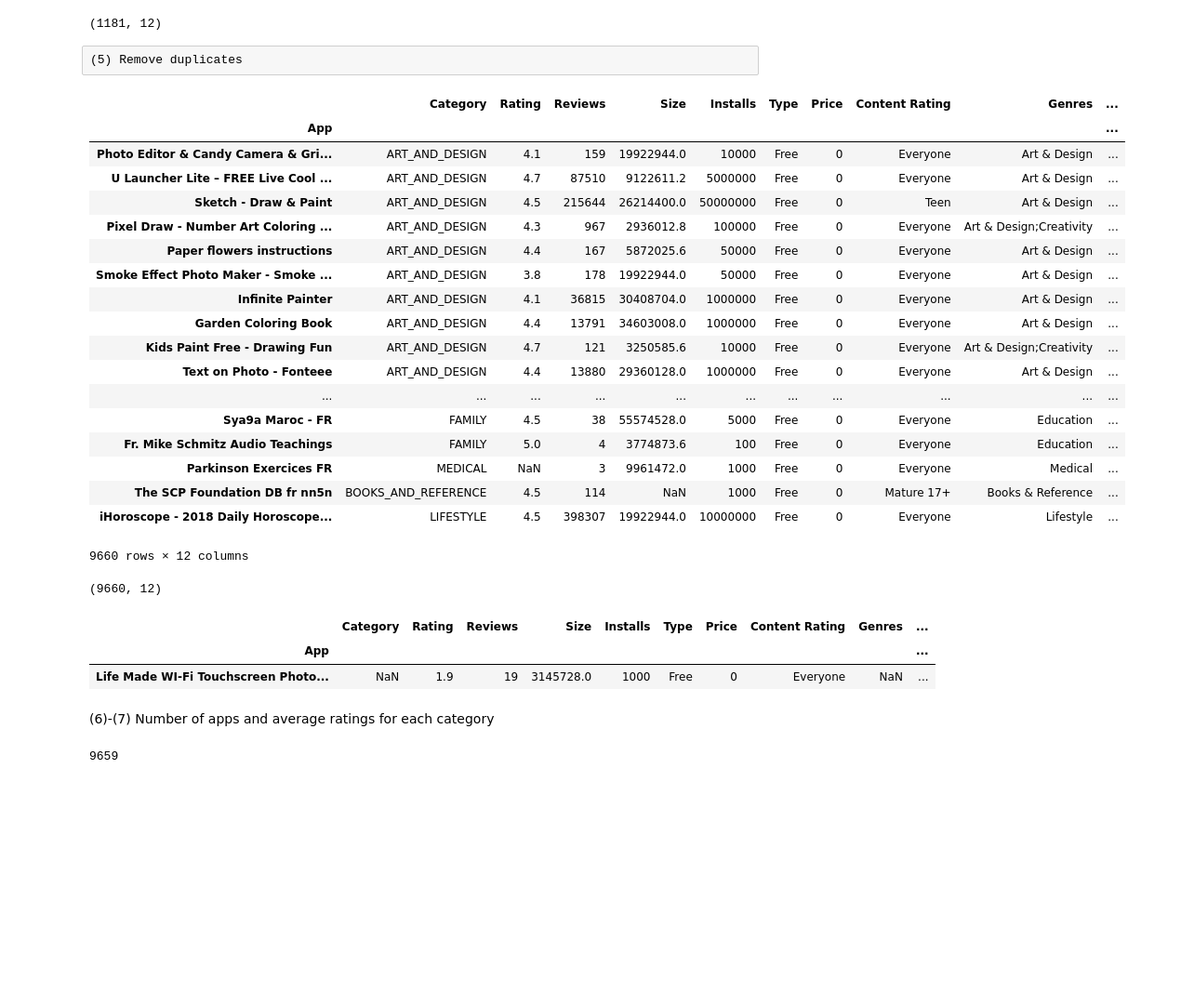
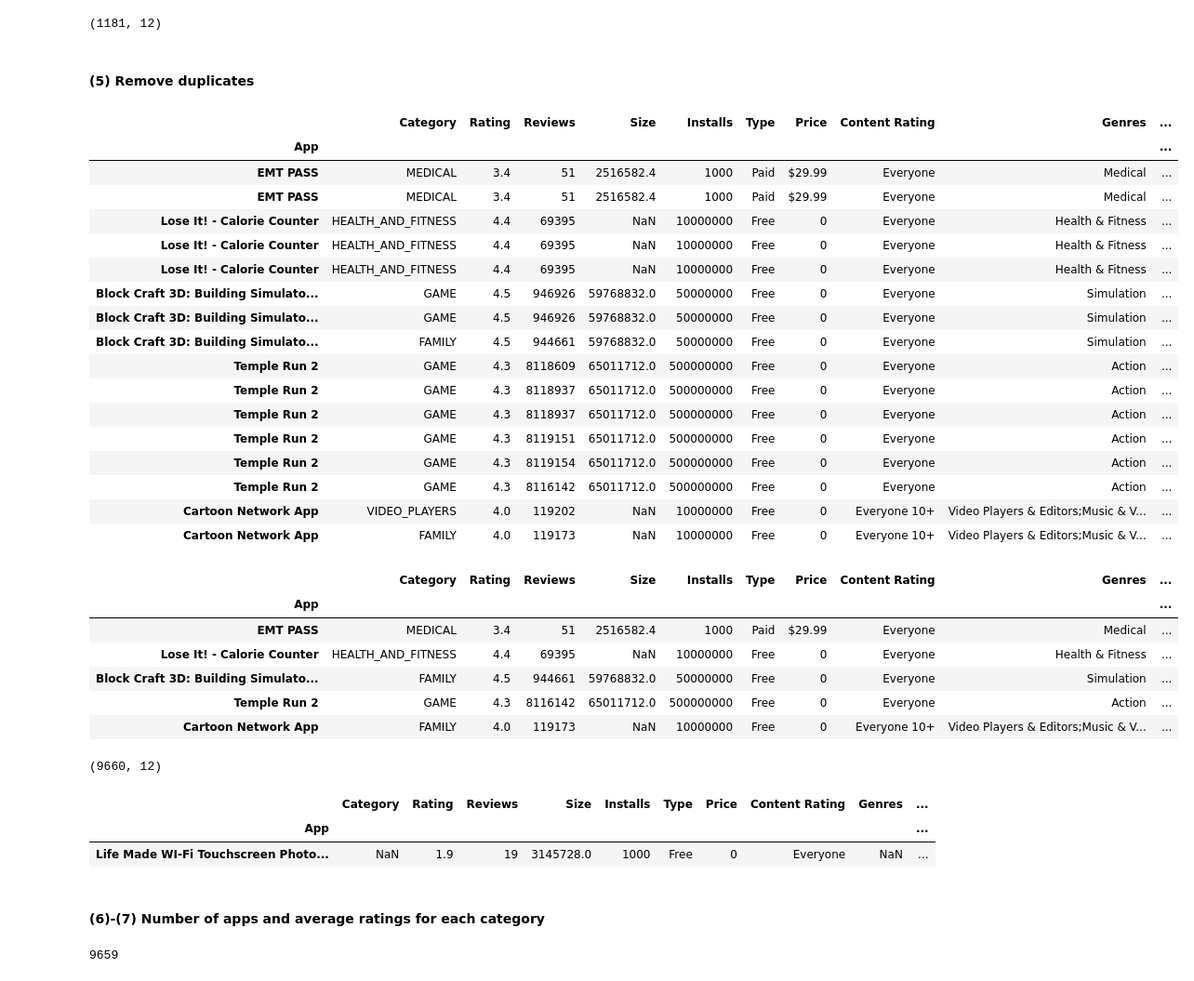
Before and after one commit to samulic/fcs, a Jupyter notebook: project.ipynb, the cells around one changed output. Shown: that part at 93% size. Saved outputs shown, nothing was run; the diff lists cells and outputs as text; code cells hidden in the pictures; blank space fills up the shorter version.

```diff
--- a/project.ipynb
+++ b/project.ipynb
@@ -38,5 +39,5 @@ Settiamo la loro size a "-1"
 # %%
-gps.loc[gps['Size'].str.contains("\+|Varies with device"), "Size"] = "-1"
+gps.loc[gps['Size'].str.contains("Varies with device"), "Size"] = '-1'
 # %%
 sz = pd.DataFrame(gps.Size.str.split('.').tolist())
 print(sz.shape) # no more than two columns --> no more than two dots
@@ -217,32 +193,43 @@ df2[df2.index.duplicated(keep = False)].sort_index().shape # total duplicates
 df2[df2.index.duplicated(keep = "last")].sort_index().shape # unique duplicates
 # %% [output]
 (1181, 12)
-# %% [raw]
-(5) Remove duplicates
+# %% [markdown]
+#### (5) Remove duplicates
+# %%
+# Select random duplicated apps to double check if results are correct
+idx_dup = df2[df2.index.duplicated()].sample(n = 5, random_state = 321).index
+df2.loc[idx_dup]
+# %% [output]
+|  | Category | Rating | Reviews | Size | Installs | Type | Price | Content Rating | Genres | ... |
+| App |  |  |  |  |  |  |  |  |  | ... |
+| EMT PASS | MEDICAL | 3.4 | 51 | 2516582.4 | 1000 | Paid | $29.99 | Everyone | Medical | ... |
+| EMT PASS | MEDICAL | 3.4 | 51 | 2516582.4 | 1000 | Paid | $29.99 | Everyone | Medical | ... |
+| Lose It! - Calorie Counter | HEALTH_AND_FITNESS | 4.4 | 69395 | NaN | 10000000 | Free | 0 | Everyone | Health & Fitness | ... |
+| Lose It! - Calorie Counter | HEALTH_AND_FITNESS | 4.4 | 69395 | NaN | 10000000 | Free | 0 | Everyone | Health & Fitness | ... |
+| Lose It! - Calorie Counter | HEALTH_AND_FITNESS | 4.4 | 69395 | NaN | 10000000 | Free | 0 | Everyone | Health & Fitness | ... |
+| Block Craft 3D: Building Simulato... | GAME | 4.5 | 946926 | 59768832.0 | 50000000 | Free | 0 | Everyone | Simulation | ... |
+| Block Craft 3D: Building Simulato... | GAME | 4.5 | 946926 | 59768832.0 | 50000000 | Free | 0 | Everyone | Simulation | ... |
+| Block Craft 3D: Building Simulato... | FAMILY | 4.5 | 944661 | 59768832.0 | 50000000 | Free | 0 | Everyone | Simulation | ... |
+| Temple Run 2 | GAME | 4.3 | 8118609 | 65011712.0 | 500000000 | Free | 0 | Everyone | Action | ... |
+| Temple Run 2 | GAME | 4.3 | 8118937 | 65011712.0 | 500000000 | Free | 0 | Everyone | Action | ... |
+| Temple Run 2 | GAME | 4.3 | 8118937 | 65011712.0 | 500000000 | Free | 0 | Everyone | Action | ... |
+| Temple Run 2 | GAME | 4.3 | 8119151 | 65011712.0 | 500000000 | Free | 0 | Everyone | Action | ... |
+| Temple Run 2 | GAME | 4.3 | 8119154 | 65011712.0 | 500000000 | Free | 0 | Everyone | Action | ... |
+| Temple Run 2 | GAME | 4.3 | 8116142 | 65011712.0 | 500000000 | Free | 0 | Everyone | Action | ... |
+| Cartoon Network App | VIDEO_PLAYERS | 4.0 | 119202 | NaN | 10000000 | Free | 0 | Everyone 10+ | Video Players & Editors;Music & V... | ... |
+| Cartoon Network App | FAMILY | 4.0 | 119173 | NaN | 10000000 | Free | 0 | Everyone 10+ | Video Players & Editors;Music & V... | ... |
 # %%
 # Remove duplicates, keep last (most recent ?)
 df3 = df2[~df2.index.duplicated(keep = 'last')] # 10841 - 1181 = 9660
-df3
+df3.loc[idx_dup]
 # %% [output]
 |  | Category | Rating | Reviews | Size | Installs | Type | Price | Content Rating | Genres | ... |
 | App |  |  |  |  |  |  |  |  |  | ... |
-| Photo Editor & Candy Camera & Gri... | ART_AND_DESIGN | 4.1 | 159 | 19922944.0 | 10000 | Free | 0 | Everyone | Art & Design | ... |
-| U Launcher Lite – FREE Live Cool ... | ART_AND_DESIGN | 4.7 | 87510 | 9122611.2 | 5000000 | Free | 0 | Everyone | Art & Design | ... |
-| Sketch - Draw & Paint | ART_AND_DESIGN | 4.5 | 215644 | 26214400.0 | 50000000 | Free | 0 | Teen | Art & Design | ... |
-| Pixel Draw - Number Art Coloring ... | ART_AND_DESIGN | 4.3 | 967 | 2936012.8 | 100000 | Free | 0 | Everyone | Art & Design;Creativity | ... |
-| Paper flowers instructions | ART_AND_DESIGN | 4.4 | 167 | 5872025.6 | 50000 | Free | 0 | Everyone | Art & Design | ... |
-| Smoke Effect Photo Maker - Smoke ... | ART_AND_DESIGN | 3.8 | 178 | 19922944.0 | 50000 | Free | 0 | Everyone | Art & Design | ... |
-| Infinite Painter | ART_AND_DESIGN | 4.1 | 36815 | 30408704.0 | 1000000 | Free | 0 | Everyone | Art & Design | ... |
-| Garden Coloring Book | ART_AND_DESIGN | 4.4 | 13791 | 34603008.0 | 1000000 | Free | 0 | Everyone | Art & Design | ... |
-| Kids Paint Free - Drawing Fun | ART_AND_DESIGN | 4.7 | 121 | 3250585.6 | 10000 | Free | 0 | Everyone | Art & Design;Creativity | ... |
-| Text on Photo - Fonteee | ART_AND_DESIGN | 4.4 | 13880 | 29360128.0 | 1000000 | Free | 0 | Everyone | Art & Design | ... |
-| ... | ... | ... | ... | ... | ... | ... | ... | ... | ... | ... |
-| Sya9a Maroc - FR | FAMILY | 4.5 | 38 | 55574528.0 | 5000 | Free | 0 | Everyone | Education | ... |
-| Fr. Mike Schmitz Audio Teachings | FAMILY | 5.0 | 4 | 3774873.6 | 100 | Free | 0 | Everyone | Education | ... |
-| Parkinson Exercices FR | MEDICAL | NaN | 3 | 9961472.0 | 1000 | Free | 0 | Everyone | Medical | ... |
-| The SCP Foundation DB fr nn5n | BOOKS_AND_REFERENCE | 4.5 | 114 | NaN | 1000 | Free | 0 | Mature 17+ | Books & Reference | ... |
-| iHoroscope - 2018 Daily Horoscope... | LIFESTYLE | 4.5 | 398307 | 19922944.0 | 10000000 | Free | 0 | Everyone | Lifestyle | ... |
+| EMT PASS | MEDICAL | 3.4 | 51 | 2516582.4 | 1000 | Paid | $29.99 | Everyone | Medical | ... |
+| Lose It! - Calorie Counter | HEALTH_AND_FITNESS | 4.4 | 69395 | NaN | 10000000 | Free | 0 | Everyone | Health & Fitness | ... |
+| Block Craft 3D: Building Simulato... | FAMILY | 4.5 | 944661 | 59768832.0 | 50000000 | Free | 0 | Everyone | Simulation | ... |
+| Temple Run 2 | GAME | 4.3 | 8116142 | 65011712.0 | 500000000 | Free | 0 | Everyone | Action | ... |
+| Cartoon Network App | FAMILY | 4.0 | 119173 | NaN | 10000000 | Free | 0 | Everyone 10+ | Video Players & Editors;Music & V... | ... |
-9660 rows × 12 columns
 # %%
 print(df3.shape)
 cat = df3.groupby('Category').size()
@@ -254,6 +241,6 @@ df3.loc[df3['Category'].isnull()] # sempre quella di prima !
 | App |  |  |  |  |  |  |  |  |  | ... |
 | Life Made WI-Fi Touchscreen Photo... | NaN | 1.9 | 19 | 3145728.0 | 1000 | Free | 0 | Everyone | NaN | ... |
 # %% [markdown]
-(6)-(7) Number of apps and average ratings for each category
+#### (6)-(7) Number of apps and average ratings for each category
 # %%
 agg1 = df3.groupby("Category").aggregate({"Rating": 'mean', "Category": 'count'}).rename(columns = {"Rating": "Rating_avg", "Category": "count"})
```
Also changed, not shown: parts of 44 cells of this notebook, 1 other file.
